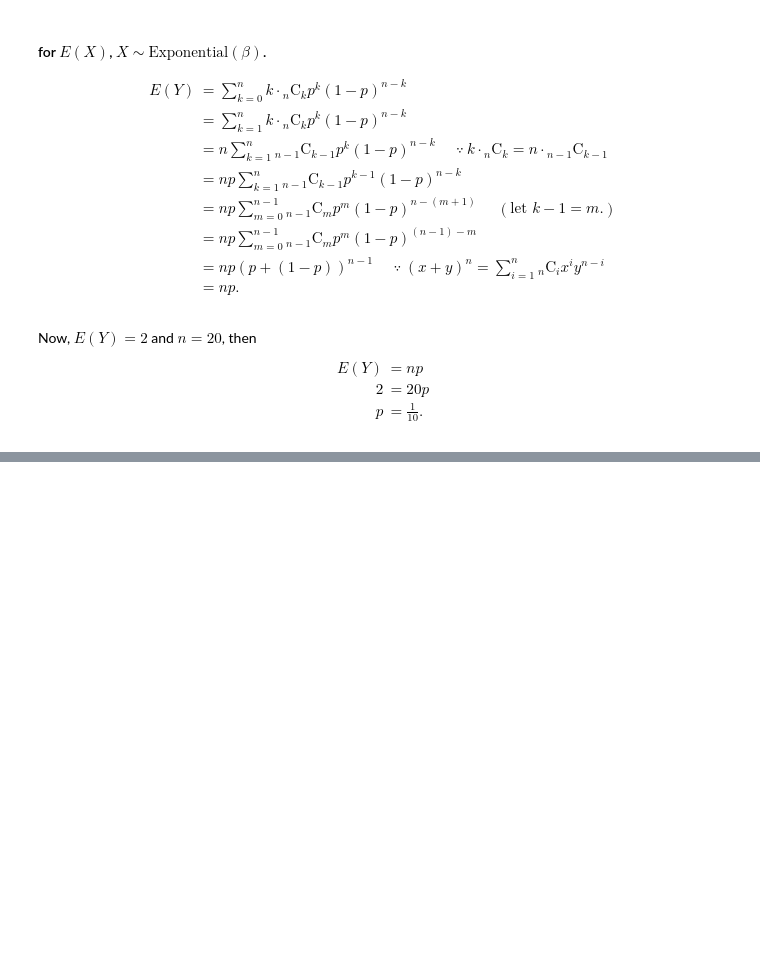
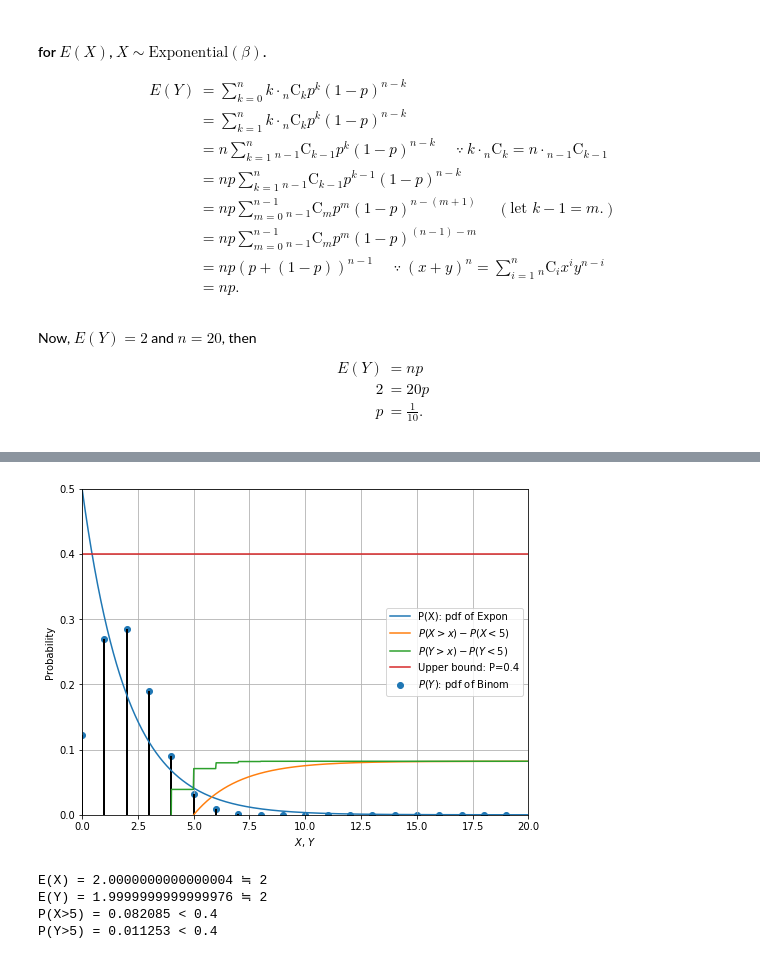
Before and after one commit to indiaki1o/ISI2, a Jupyter notebook: EX3/EX03.ipynb, the cells around one changed output, grey strips where cells are left out. Drawn from its saved outputs; the diff is of its cells as text; code cells hidden in the pictures; blank space fills up the shorter version.

```diff
--- a/EX3/EX03.ipynb
+++ b/EX3/EX03.ipynb
@@ -183,0 +215,47 @@ $$
+# %%
+X_expon = scipy.stats.expon(scale=2,loc=0)
+X_binom = scipy.stats.binom(n=20,p=0.1)
+#-----------------------------------------------------------
+X=np.linspace(0,20,1000)
+X_disc=np.arange(0,20)
+
+fig_ = plt.figure(figsize=(8,6))
+ax_ = plt.subplot(111)
+
+ax_.plot(X, X_expon.pdf(X), label="P(X): pdf of Expon")
+ax_.vlines(X_disc,0, X_binom.pmf(X_disc),
+           linestyle="-", lw=2)
+ax_.scatter(X_disc, X_binom.pmf(X_disc),
+            label="$P(Y)$: pdf of Binom",
+            linestyle="-")
+ax_.plot(X, X_expon.cdf(X)-X_expon.cdf(5), label="$P(X>x)-P(X<5)$")
+ax_.plot(X, X_binom.cdf(X)-X_expon.cdf(5), label="$P(Y>x)-P(Y<5)$")
+ax_.plot(X, 0.4*np.ones(X.shape),
+         label="Upper bound: P=0.4")
+#-----------------------------------------------------------
+ax_.grid(True)
+# ax_.axis('equal')
+ax_.legend(fontsize=24)
+ax_.axes.set_ylabel("Probability")
+ax_.axes.set_xlim(0,20)
+ax_.axes.set_ylim(0,.5)
+ax_.axes.set_xlabel("$X$, $Y$")
+
+ax_.legend()
+ax_.grid(True)
+# %% [output]
+[figure, added]
+# %%
+expected_expon = scipy.integrate.quad(lambda x: x*X_expon.pdf(x), 0,1000)
+X_disc = np.arange(0,20)
+expected_binom = np.sum(X_disc*X_binom.pmf(X_disc))
+print("E(X) = {0:.16f} ≒ {1:}".format(expected_expon[0], 2) )
+print("E(Y) = {0:.16f} ≒ {1:}".format(expected_binom, 2) )
+
+print("P(X>5) = {0:8.6f} < {1:}".format(1-X_expon.cdf(5), 0.4) )
+print("P(Y>5) = {0:8.6f} < {1:}".format(1-X_binom.cdf(5), 0.4) )
+# %% [output]
+E(X) = 2.0000000000000004 ≒ 2
+E(Y) = 1.9999999999999976 ≒ 2
+P(X>5) = 0.082085 < 0.4
+P(Y>5) = 0.011253 < 0.4
```
Also changed, not shown: parts of 1 cell of this notebook.
